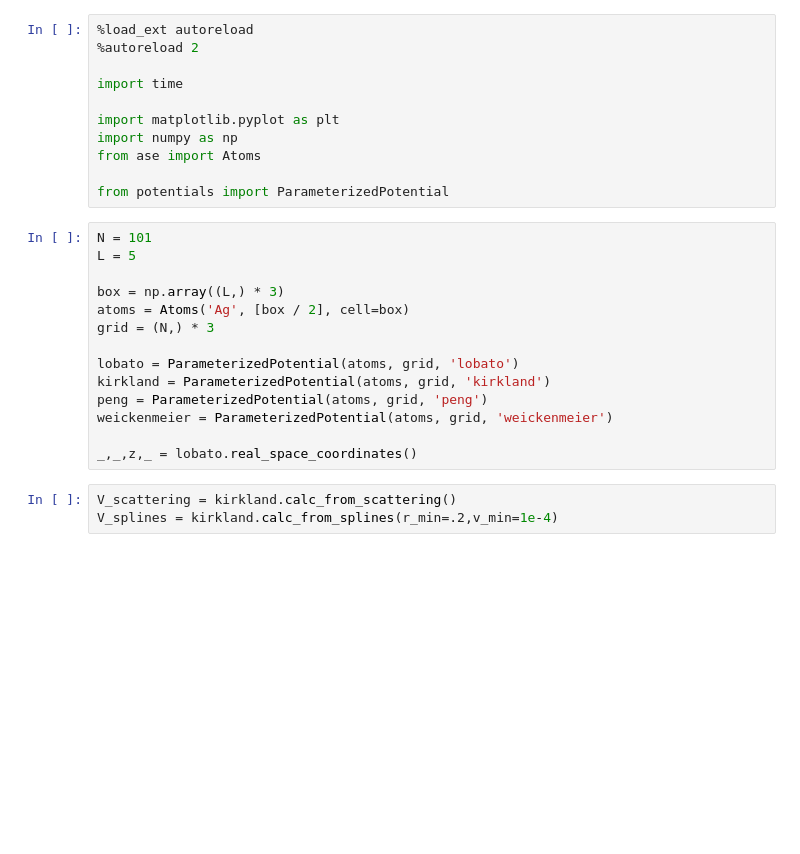
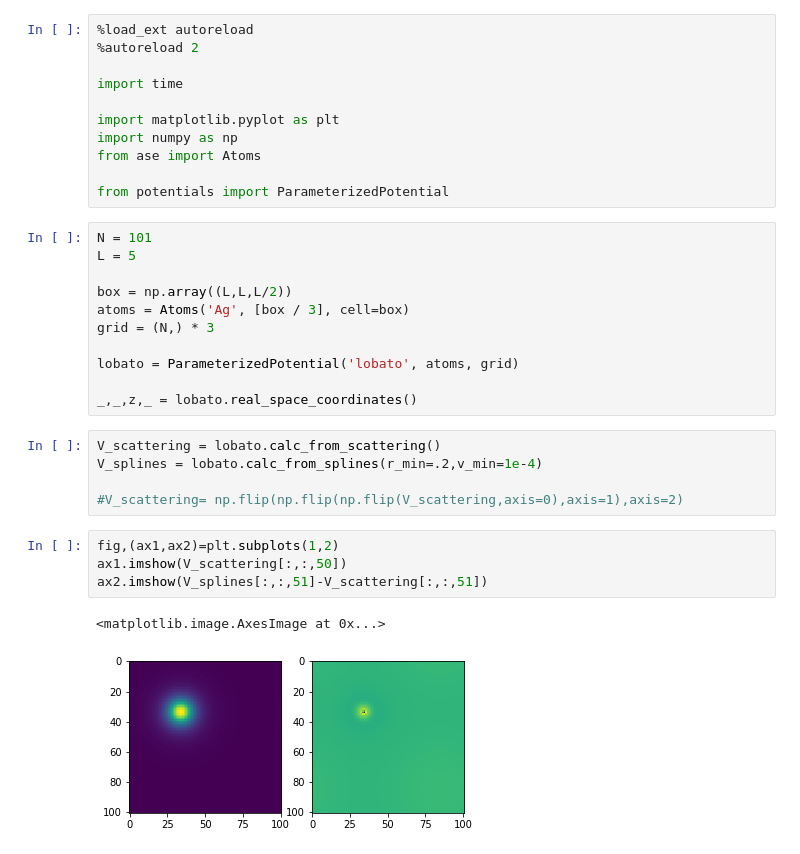
Before and after one commit to jacobjma/tem-potentials, a Jupyter notebook: real_space_vs_fourier_summation.ipynb, the cells around one changed output. Cells and saved outputs as stored; diff of their text form; blank space fills up the shorter version.

```diff
--- a/real_space_vs_fourier_summation.ipynb
+++ b/real_space_vs_fourier_summation.ipynb
@@ -13,19 +13,25 @@ from potentials import ParameterizedPotential
 N = 101
 L = 5
 
-box = np.array((L,) * 3)
-atoms = Atoms('Ag', [box / 2], cell=box)
+box = np.array((L,L,L/2))
+atoms = Atoms('Ag', [box / 3], cell=box)
 grid = (N,) * 3
 
-lobato = ParameterizedPotential(atoms, grid, 'lobato')
-kirkland = ParameterizedPotential(atoms, grid, 'kirkland')
-peng = ParameterizedPotential(atoms, grid, 'peng')
-weickenmeier = ParameterizedPotential(atoms, grid, 'weickenmeier')
+lobato = ParameterizedPotential('lobato', atoms, grid)
 
 _,_,z,_ = lobato.real_space_coordinates()
 # %%
-V_scattering = kirkland.calc_from_scattering()
-V_splines = kirkland.calc_from_splines(r_min=.2,v_min=1e-4)
+V_scattering = lobato.calc_from_scattering()
+V_splines = lobato.calc_from_splines(r_min=.2,v_min=1e-4)
+
+#V_scattering= np.flip(np.flip(np.flip(V_scattering,axis=0),axis=1),axis=2)
+# %%
+fig,(ax1,ax2)=plt.subplots(1,2)
+ax1.imshow(V_scattering[:,:,50])
+ax2.imshow(V_splines[:,:,51]-V_scattering[:,:,51])
+# %% [output]
+<matplotlib.image.AxesImage at 0x...>
+[figure, added]
 # %%
 fig,(ax1,ax2) = plt.subplots(1,2)
 ax1.plot(z[N//2,N//2,:], V_splines[N//2,N//2,:]*1e10)
```
Also changed, not shown: parts of 2 cells of this notebook, 11 other files.
